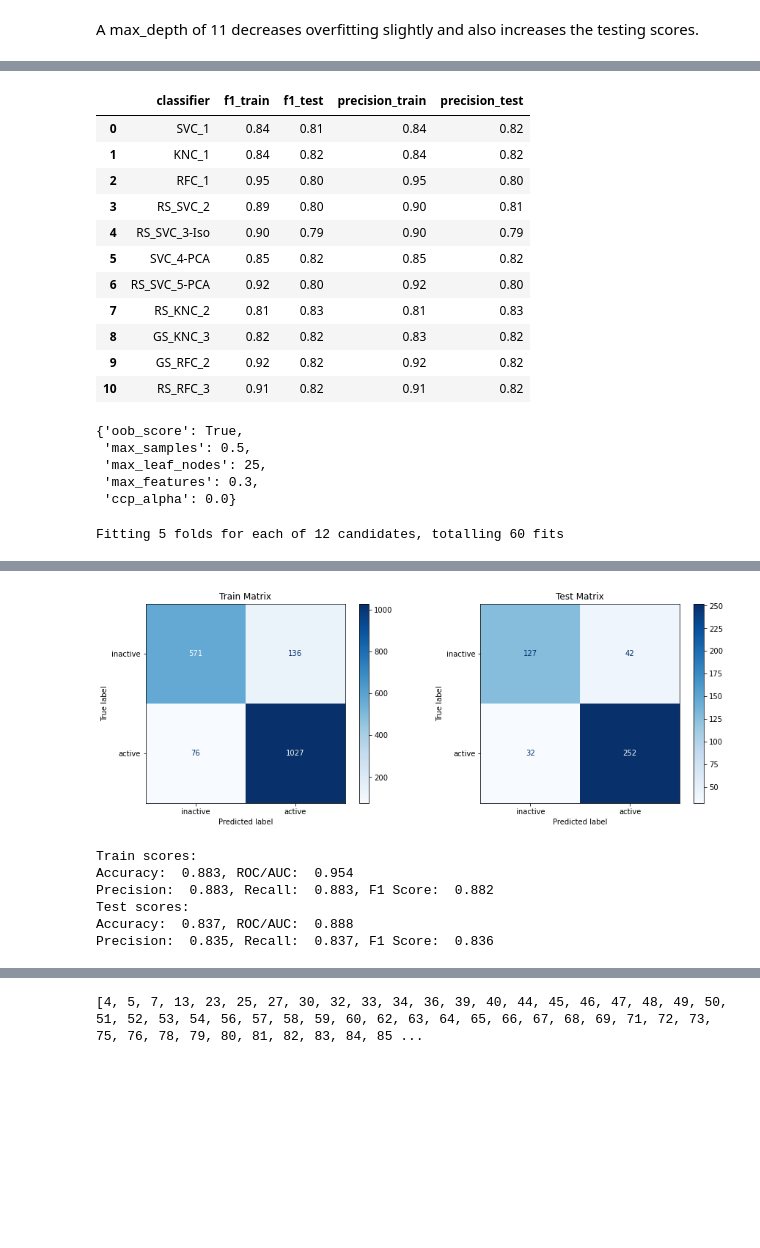
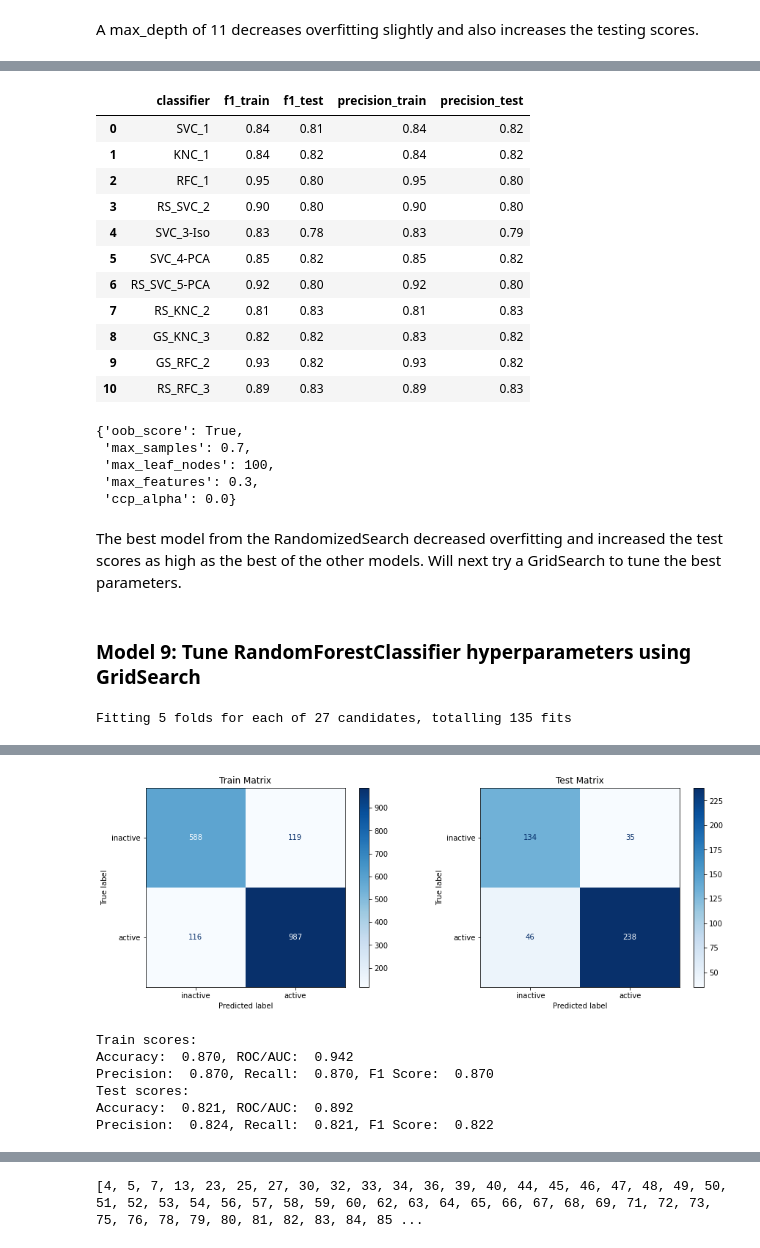
Before and after one commit to clreiner/MMP9DrugDiscovery, a Jupyter notebook: Drug_discovery.ipynb, the cells around one changed output, grey strips where cells are left out. Drawn from its saved outputs; the diff is of its cells as text; code cells hidden in the pictures; blank space fills up the shorter version.

```diff
--- a/Drug_discovery.ipynb
+++ b/Drug_discovery.ipynb
@@ -619,8 +636,9 @@ y
 2262    0
 Name: target, Length: 2263, dtype: int64
 # %%
-# Separate data into training and testing sets
-X_train, X_test, y_train, y_test, indices_train, indices_test = train_test_split(X, y, X.index, test_size=0.2, random_state=12)
+# Separate data into training and testing sets, keeping index for later use
+X_train, X_test, y_train, y_test, indices_train, indices_test = train_test_split(X, y, X.index,
+                                                                                 test_size=0.2, random_state=12)
 # %%
 # Check number of features in dataset before deleting low variance features
 X_train.shape
@@ -630,10 +648,11 @@ X_train.shape
 # Delete low variance features
 # Create instance of VarianceThreshold
 selection = VarianceThreshold(threshold=(.8 * (1 - .8)))
-# Fit it on and transform the training data
-X_train = selection.fit_transform(X_train)
-# Transform the test data
-X_test = selection.transform(X_test)
+# Fit the training data
+selection.fit(X_train)
+# Select only the higher variance features
+X_train = X_train[X_train.columns[selection.get_support(indices=True)]]
+X_test = X_test[X_test.columns[selection.get_support(indices=True)]]
 # %%
 # Check how many features remain
 X_train.shape
@@ -1120,39 +1141,48 @@ Precision:  0.827, Recall:  0.828, F1 Score:  0.828
 # %%
 # Add results to dataframe
-results.loc[len(results.index)] = ['RS_RFC_3', 0.895, 0.828, 0.895, 0.827]
+results.loc[len(results.index)] = ['RS_RFC_3', 0.888, 0.832, 0.888, 0.833]
 results
 # %% [output]
 |  | classifier | f1_train | f1_test | precision_train | precision_test |
 | 0 | SVC_1 | 0.84 | 0.81 | 0.84 | 0.82 |
 | 1 | KNC_1 | 0.84 | 0.82 | 0.84 | 0.82 |
 | 2 | RFC_1 | 0.95 | 0.80 | 0.95 | 0.80 |
-| 3 | RS_SVC_2 | 0.89 | 0.80 | 0.90 | 0.81 |
-| 4 | RS_SVC_3-Iso | 0.90 | 0.79 | 0.90 | 0.79 |
+| 3 | RS_SVC_2 | 0.90 | 0.80 | 0.90 | 0.80 |
+| 4 | SVC_3-Iso | 0.83 | 0.78 | 0.83 | 0.79 |
 | 5 | SVC_4-PCA | 0.85 | 0.82 | 0.85 | 0.82 |
 | 6 | RS_SVC_5-PCA | 0.92 | 0.80 | 0.92 | 0.80 |
 | 7 | RS_KNC_2 | 0.81 | 0.83 | 0.81 | 0.83 |
 | 8 | GS_KNC_3 | 0.82 | 0.82 | 0.83 | 0.82 |
-| 9 | GS_RFC_2 | 0.92 | 0.82 | 0.92 | 0.82 |
-| 10 | RS_RFC_3 | 0.91 | 0.82 | 0.91 | 0.82 |
+| 9 | GS_RFC_2 | 0.93 | 0.82 | 0.93 | 0.82 |
+| 10 | RS_RFC_3 | 0.89 | 0.83 | 0.89 | 0.83 |
 # %%
+# Check what parameters were found to be best
 rs_rfc_3.best_params_
 # %% [output]
 {'oob_score': True,
- 'max_samples': 0.5,
- 'max_leaf_nodes': 25,
+ 'max_samples': 0.7,
+ 'max_leaf_nodes': 100,
  'max_features': 0.3,
  'ccp_alpha': 0.0}
+# %% [markdown]
+The best model from the RandomizedSearch decreased overfitting and increased the test scores as high as the best of the other models. Will next try a GridSearch to tune the best parameters.
+# %% [markdown]
+### Model 9: Tune RandomForestClassifier hyperparameters using GridSearch
 # %%
-params = {'max_features': ['sqrt'],
-          'max_leaf_nodes': [175, 200, 225, 500],
-          'max_samples': [0.1, 0.2, 0.3],
+# Use GridSearch to test a variety of hyperparameters
+# Will use the max_depth of 11 from the previous model
+
+# Create parameter grid
+params = {'max_features': [0.25, 0.3, 0.35],
+          'max_leaf_nodes': [75, 100, 125],
+          'max_samples': [0.6, 0.7, 0.8],
           'oob_score':[True]}
 
 # Instantiate model, run and fit GridSearch, then evaluate the best model
-rfc_4 = RandomForestClassifier(max_depth=10, class_weight='balanced', random_state=6)
+rfc_4 = RandomForestClassifier(max_depth=11, class_weight='balanced', random_state=6)
 gs_rfc_4 = GridSearchCV(rfc_4, params, scoring='precision_weighted', cv=5, verbose=1)
 gs_rfc_4.fit(X_train, y_train)
 ut.evaluate(gs_rfc_4, X_train, X_test, y_train, y_test, 'no')
 # %% [output]
-Fitting 5 folds for each of 12 candidates, totalling 60 fits
+Fitting 5 folds for each of 27 candidates, totalling 135 fits
 [Parallel(n_jobs=1)]: Using backend SequentialBackend with 1 concurrent workers.
@@ -1160,9 +1190,9 @@ Fitting 5 folds for each of 12 candidates, totalling 60 fits
-[figure, old version]
+[figure, new version]
 Train scores:
-Accuracy:  0.883, ROC/AUC:  0.954
-Precision:  0.883, Recall:  0.883, F1 Score:  0.882
+Accuracy:  0.870, ROC/AUC:  0.942
+Precision:  0.870, Recall:  0.870, F1 Score:  0.870
 Test scores:
-Accuracy:  0.837, ROC/AUC:  0.888
-Precision:  0.835, Recall:  0.837, F1 Score:  0.836
+Accuracy:  0.821, ROC/AUC:  0.892
+Precision:  0.824, Recall:  0.821, F1 Score:  0.822
 # %%
 # Add results to dataframe
```
Also changed, not shown: parts of 65 cells of this notebook.
